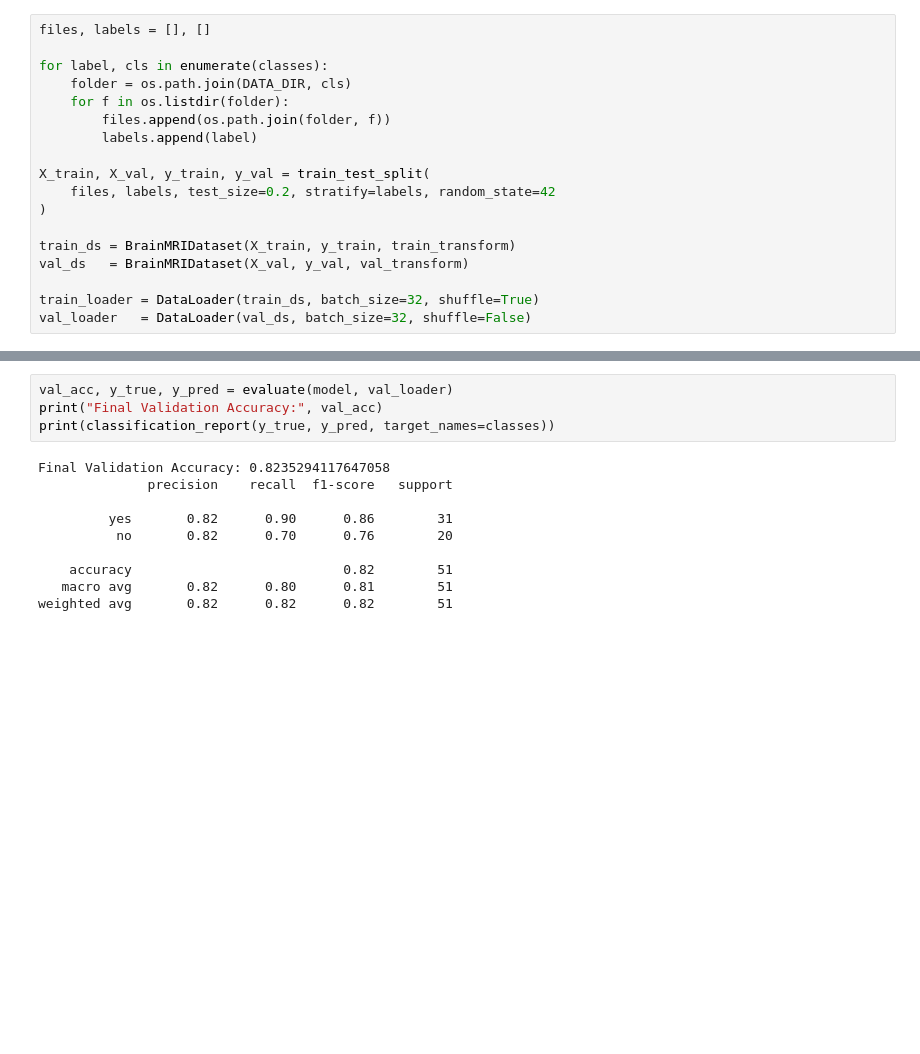
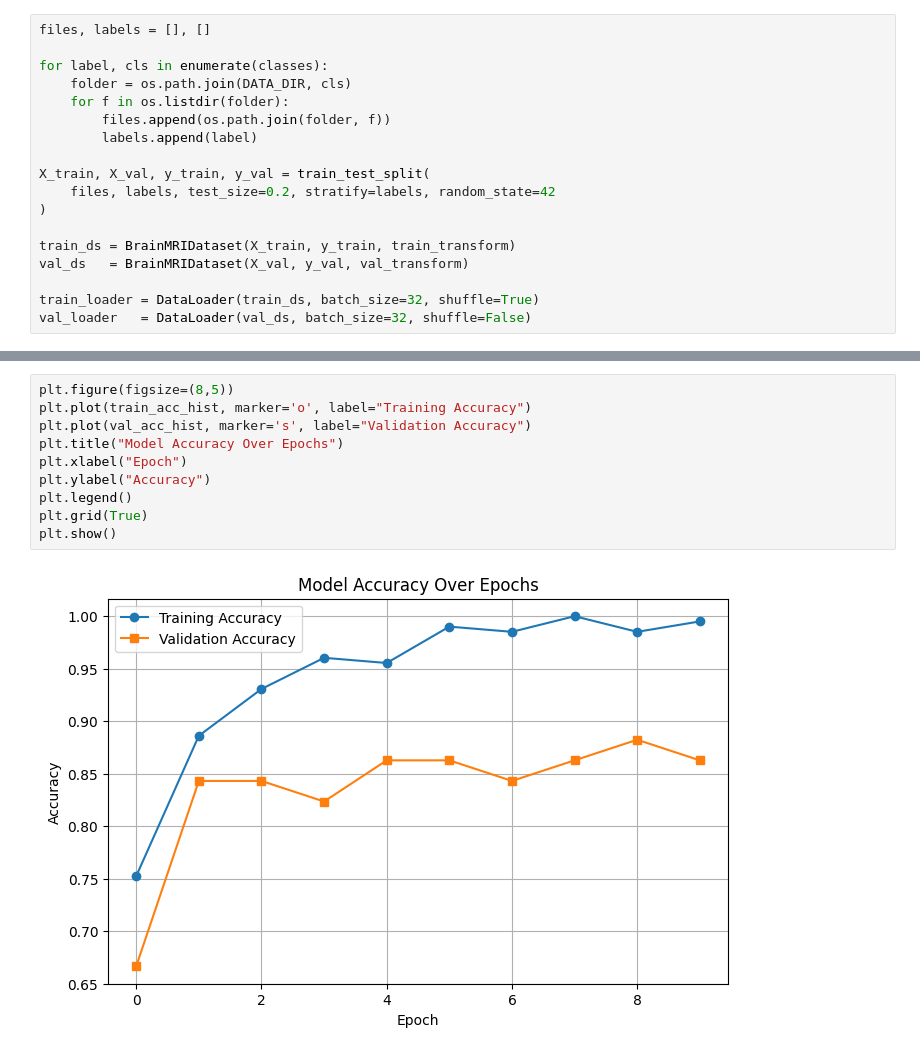
Before and after one commit to aliowx/data-analysis, a Jupyter notebook: brain-tumor-detection.ipynb, the cells around one changed output, grey strips where cells are left out. Cells and saved outputs as stored; diff of their text form; blank space fills up the shorter version.

```diff
--- a/brain-tumor-detection.ipynb
+++ b/brain-tumor-detection.ipynb
@@ -164,14 +163,12 @@ Epoch 10 | Train Acc: 1.0000 | Val Acc: 0.8235
-# %%
-val_acc, y_true, y_pred = evaluate(model, val_loader)
-print("Final Validation Accuracy:", val_acc)
-print(classification_report(y_true, y_pred, target_names=classes))
-# %% [output]
-Final Validation Accuracy: 0.8235294117647058
-              precision    recall  f1-score   support
-
-         yes       0.82      0.90      0.86        31
-          no       0.82      0.70      0.76        20
-
-    accuracy                           0.82        51
-   macro avg       0.82      0.80      0.81        51
-weighted avg       0.82      0.82      0.82        51
+# %%
+plt.figure(figsize=(8,5))
+plt.plot(train_acc_hist, marker='o', label="Training Accuracy")
+plt.plot(val_acc_hist, marker='s', label="Validation Accuracy")
+plt.title("Model Accuracy Over Epochs")
+plt.xlabel("Epoch")
+plt.ylabel("Accuracy")
+plt.legend()
+plt.grid(True)
+plt.show()
+# %% [output]
+[figure, added]
```
Also changed, not shown: parts of 16 cells of this notebook.
